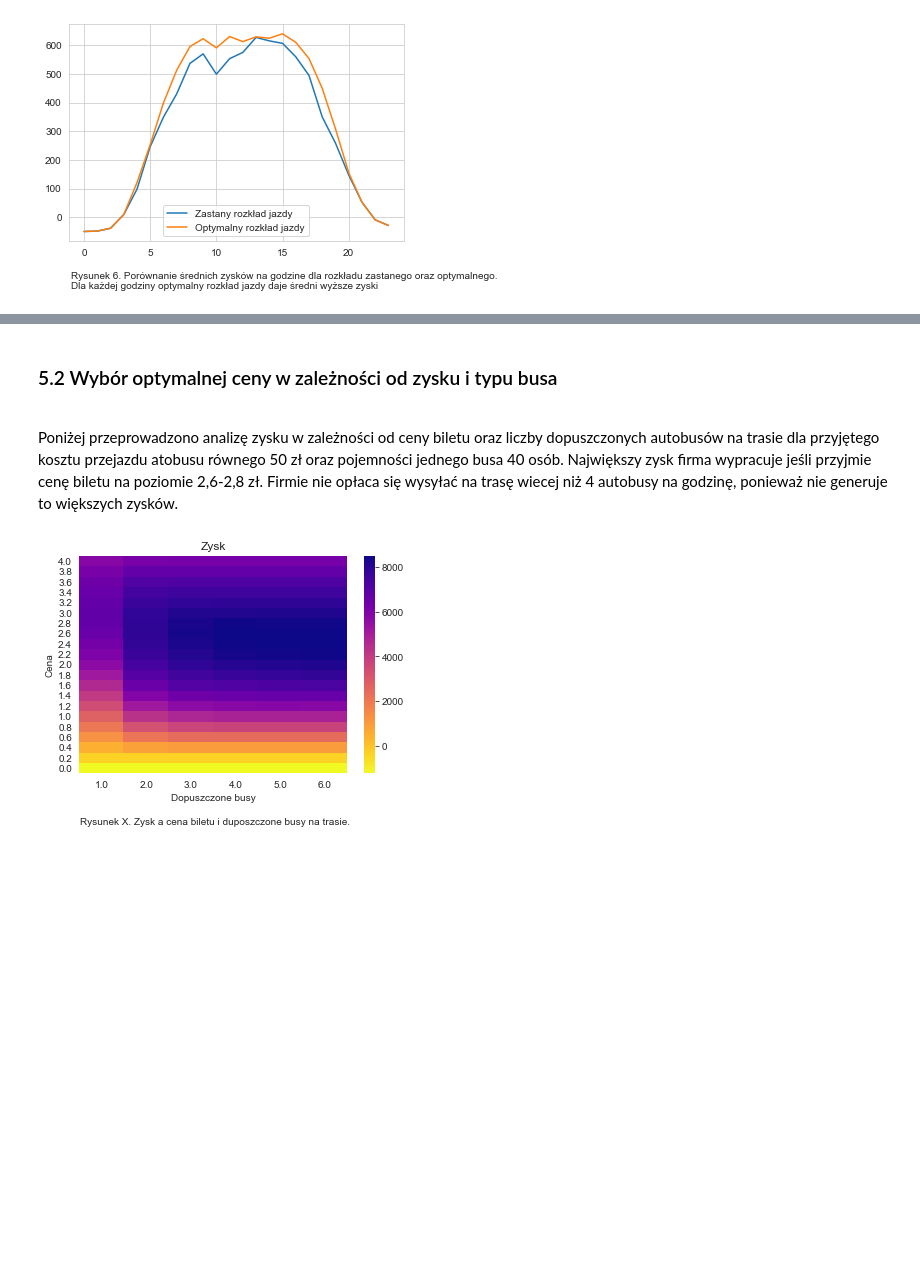
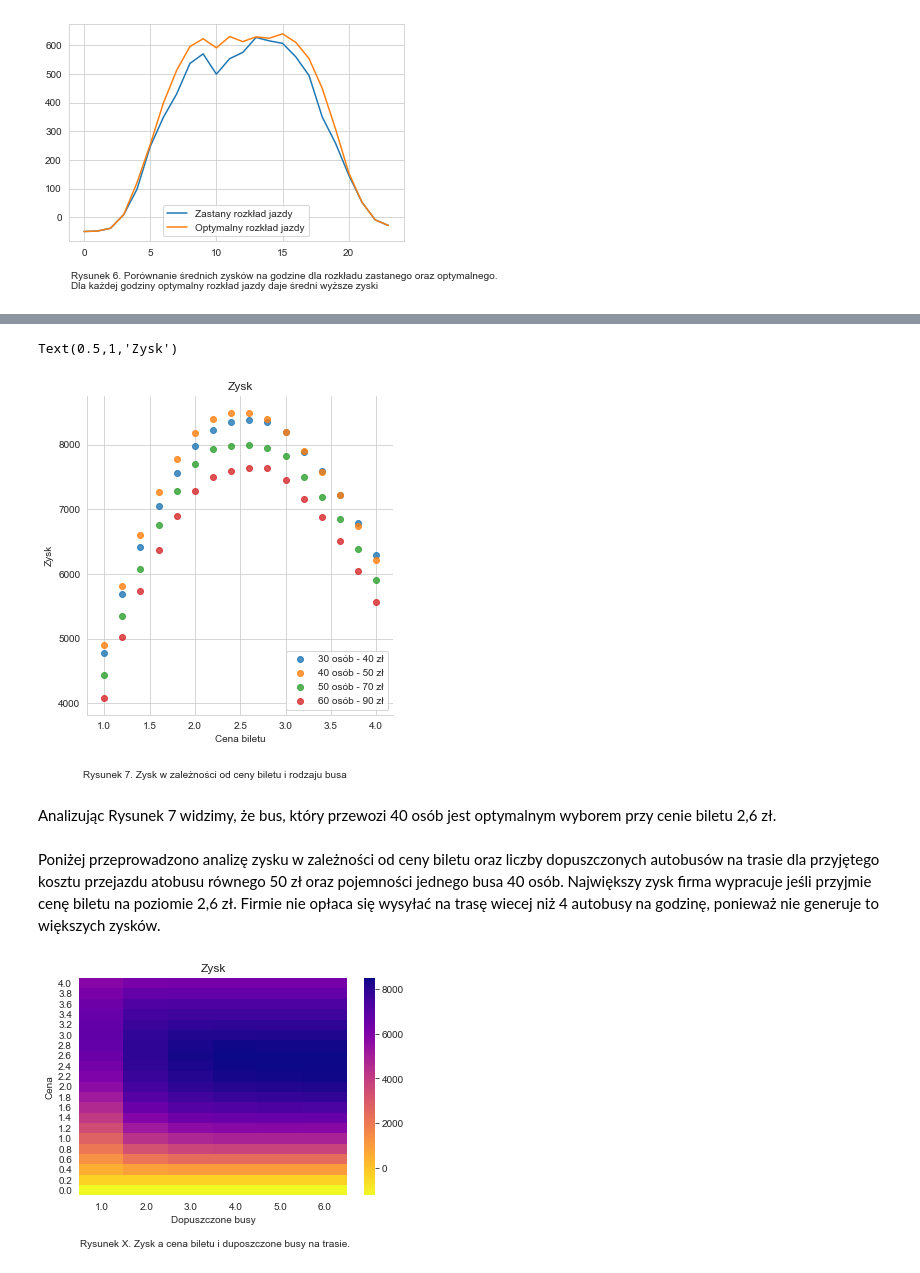
Before and after one commit to fmordarski/Passengers-simulation, a Jupyter notebook: Raport_MZK.ipynb, the cells around one changed output, grey strips where cells are left out. Drawn from its saved outputs; the diff is of its cells as text; code cells hidden in the pictures; blank space fills up the shorter version.

```diff
--- a/Raport_MZK.ipynb
+++ b/Raport_MZK.ipynb
@@ -592,6 +530,29 @@ Analiza powyższego wykresu pozwala zauważyć, że w godzinach porannych oraz n
+# %%
+### Symulacja zysku w zależności od ceny biletu, pojemności busa i kosztu busa
+iteration=10
+ceny =np.arange(1, 4.2,0.2).round(1)
+koszt_autobusu=[40,50,70,90]
+buses=5
+capacity=[30,40,50,60]
+data6 = pd.DataFrame()
+for p in ceny:
+    for i in range(len(capacity)):
+            data6 = data6.append({"Cena":p, "Pojemność busa": capacity[i], "Typ busa": str(capacity[i])+" osób"+" - "+str(koszt_autobusu[i])+" zł",
+                                "Zysk": mean(symulacja(iteration, p, koszt_autobusu[i], buses, capacity[i])[0])}, ignore_index=True)
+# %%
+p = sns.lmplot( x="Cena", y="Zysk", data=data6, fit_reg=False, hue="Typ busa", legend=False)
+plt.legend(loc='lower right')
+plt.xlabel('Cena biletu')
+plt.ylabel('Zysk')
+p.fig.text(0.1, -0.1,'Rysunek 7. Zysk w zależności od ceny biletu i rodzaju busa')
+plt.title('Zysk')
+# %% [output]
+Text(0.5,1,'Zysk')
+[figure, added]
+# %% [markdown]
+Analizując Rysunek 7 widzimy, że bus, który przewozi 40 osób jest optymalnym wyborem przy cenie biletu 2,6 zł.
 # %% [markdown]
-### 5.2 Wybór optymalnej ceny w zależności od zysku i typu busa
-<br>Poniżej przeprowadzono analizę zysku w zależności od ceny biletu oraz liczby dopuszczonych autobusów na trasie dla przyjętego kosztu przejazdu atobusu równego 50 zł oraz pojemności jednego busa 40 osób. Największy zysk firma wypracuje jeśli przyjmie cenę biletu na poziomie 2,6-2,8 zł. Firmie nie opłaca się wysyłać na trasę wiecej niż 4 autobusy na godzinę, ponieważ nie generuje to większych zysków.
+Poniżej przeprowadzono analizę zysku w zależności od ceny biletu oraz liczby dopuszczonych autobusów na trasie dla przyjętego kosztu przejazdu atobusu równego 50 zł oraz pojemności jednego busa 40 osób. Największy zysk firma wypracuje jeśli przyjmie cenę biletu na poziomie 2,6 zł. Firmie nie opłaca się wysyłać na trasę wiecej niż 4 autobusy na godzinę, ponieważ nie generuje to większych zysków.
 # %%
 ### Symulacja zysku od ceny i liczby busów
 iteration=10
```
Also changed, not shown: parts of 13 cells of this notebook.
